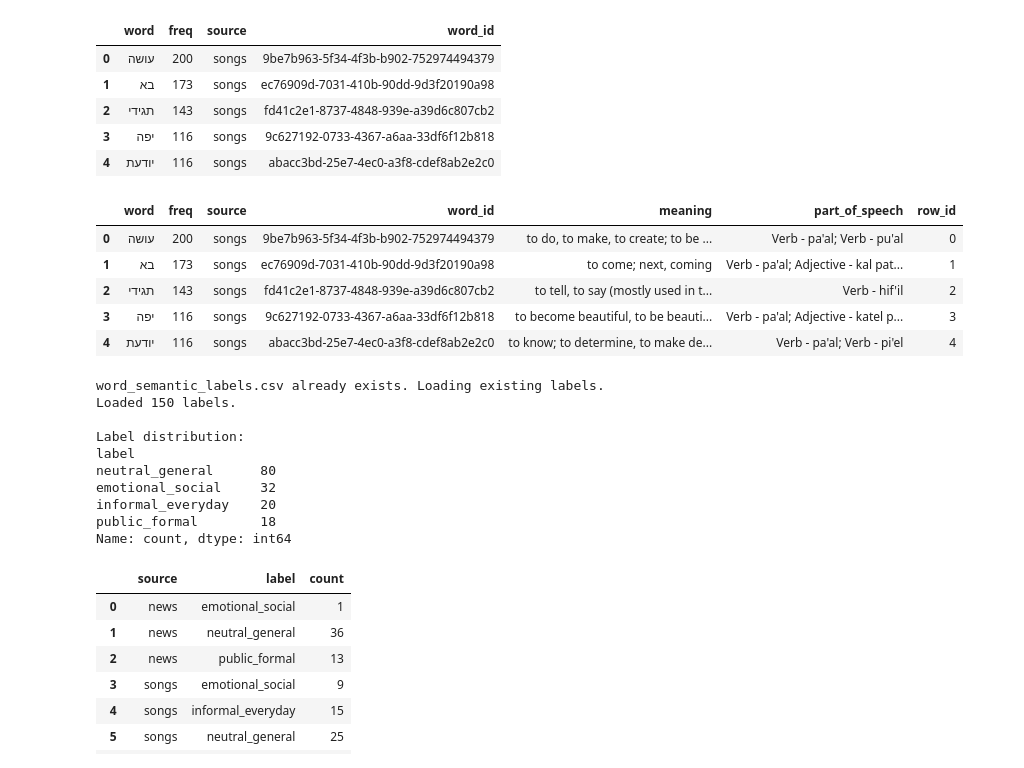
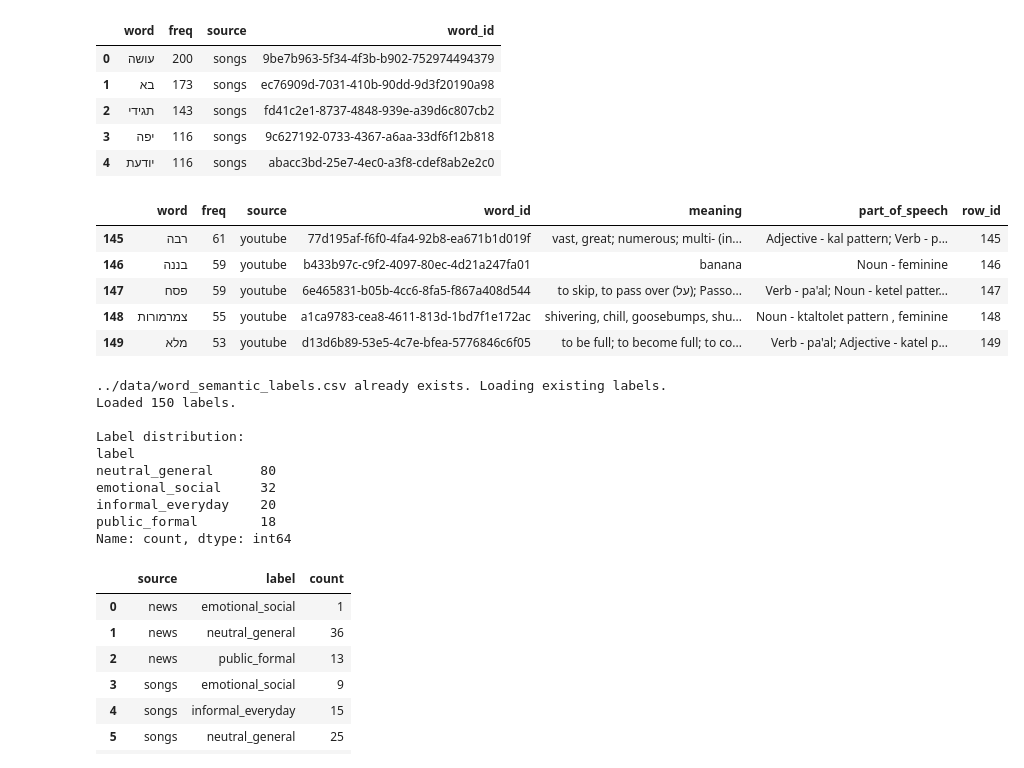
Before and after one commit to gzappaa/hebrew-vocab-hub-analysis, a Jupyter notebook: notebooks/02_source_comparison.ipynb, the cells around one changed output. Cells and saved outputs as stored; diff of their text form; code cells hidden in the pictures.

```diff
--- a/notebooks/02_source_comparison.ipynb
+++ b/notebooks/02_source_comparison.ipynb
@@ -105,7 +105,7 @@ After examining vocabulary overlap, we analyze the most frequent words within ea
 
 This reveals which words dominate each domain and highlights differences between songs, news, and YouTube vocabulary.
 # %%
-with open("stopwords.txt", "r", encoding="utf-8") as f:
+with open("../data/stopwords.txt", "r", encoding="utf-8") as f:
     stopwords = set(
         line.strip()
         for line in f
@@ -341,16 +341,27 @@ top_words_combined = top_words_combined.merge(
 top_words_combined = top_words_combined.reset_index(drop=True)
 top_words_combined["row_id"] = top_words_combined.index
 # %%
-top_words_combined.head()
+top_words_combined.tail()
 # %% [output]
 |  | word | freq | source | word_id | meaning | part_of_speech | row_id |
-| 0 | עושה | 200 | songs | 9be7b963-5f34-4f3b-b902-752974494379 | to do, to make, to create; to be ... | Verb - pa'al; Verb - pu'al | 0 |
-| 1 | בא | 173 | songs | ec76909d-7031-410b-90dd-9d3f20190a98 | to come; next, coming | Verb - pa'al; Adjective - kal pat... | 1 |
-| 2 | תגידי | 143 | songs | fd41c2e1-8737-4848-939e-a39d6c807cb2 | to tell, to say (mostly used in t... | Verb - hif'il | 2 |
-| 3 | יפה | 116 | songs | 9c627192-0733-4367-a6aa-33df6f12b818 | to become beautiful, to be beauti... | Verb - pa'al; Adjective - katel p... | 3 |
-| 4 | יודעת | 116 | songs | abacc3bd-25e7-4ec0-a3f8-cdef8ab2e2c0 | to know; to determine, to make de... | Verb - pa'al; Verb - pi'el | 4 |
+| 145 | רבה | 61 | youtube | 77d195af-f6f0-4fa4-92b8-ea671b1d019f | vast, great; numerous; multi- (in... | Adjective - kal pattern; Verb - p... | 145 |
+| 146 | בננה | 59 | youtube | b433b97c-c9f2-4097-80ec-4d21a247fa01 | banana | Noun - feminine | 146 |
+| 147 | פסח | 59 | youtube | 6e465831-b05b-4cc6-8fa5-f867a408d544 | to skip, to pass over (על); Passo... | Verb - pa'al; Noun - ketel patter... | 147 |
+| 148 | צמרמורות | 55 | youtube | a1ca9783-cea8-4611-813d-1bd7f1e172ac | shivering, chill, goosebumps, shu... | Noun - ktaltolet pattern , feminine | 148 |
+| 149 | מלא | 53 | youtube | d13d6b89-53e5-4c7e-bfea-5776846c6f05 | to be full; to become full; to co... | Verb - pa'al; Adjective - katel p... | 149 |
 # %%
-LABEL_FILE = "word_semantic_labels.csv"
+import os
+import json
+import time
+from pydantic import BaseModel, Field
+from google import genai
+from google.genai import types
+
+
+
+
+
+LABEL_FILE = "../data/word_semantic_labels.csv"
 
 if os.path.exists(LABEL_FILE):
     print(f"{LABEL_FILE} already exists. Loading existing labels.")
@@ -465,7 +476,7 @@ top_words_combined = top_words_combined.merge(
 print("\nLabel distribution:")
 print(top_words_combined['label'].value_counts())
 # %% [output]
-word_semantic_labels.csv already exists. Loading existing labels.
+../data/word_semantic_labels.csv already exists. Loading existing labels.
 Loaded 150 labels.
 
 Label distribution:
```
Also changed, not shown: 10 other files.
